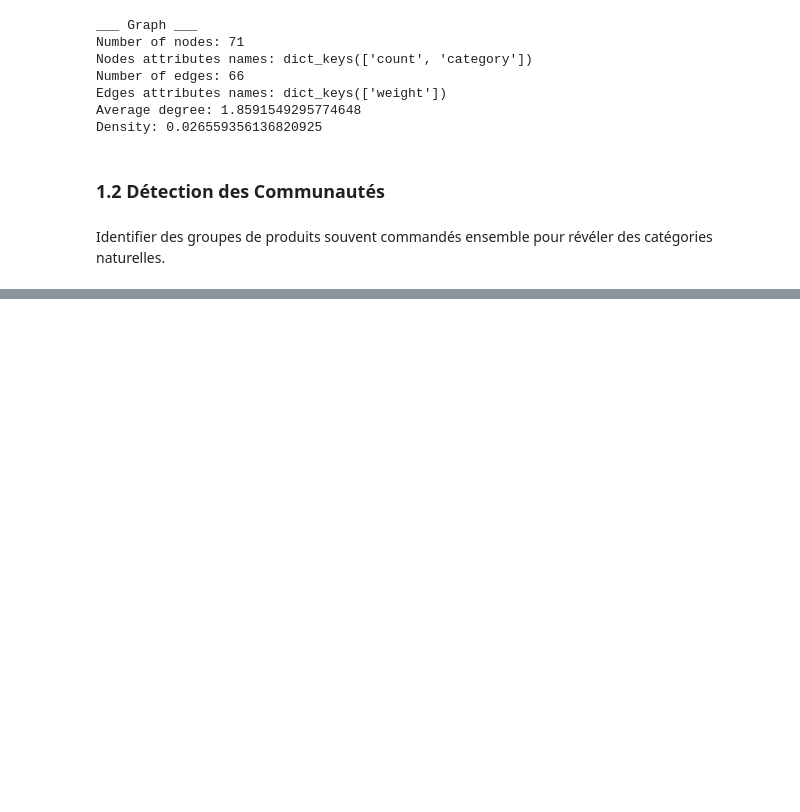
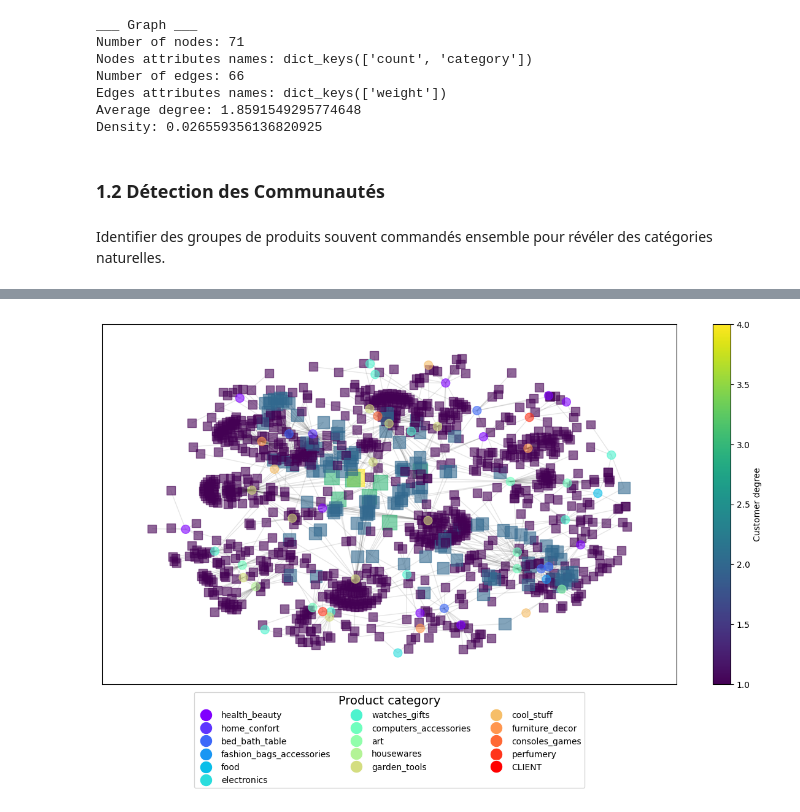
Before and after one commit to MrSneaker/ProjetDataMining, a Jupyter notebook: graphs/notebook.ipynb, the cells around one changed output, grey strips where cells are left out. Saved outputs shown, nothing was run; the diff lists cells and outputs as text; code cells hidden in the pictures; blank space fills up the shorter version.

```diff
--- a/graphs/notebook.ipynb
+++ b/graphs/notebook.ipynb
@@ -295,0 +356,43 @@ Frequent sets: [frozenset({'b0961721fd839e9982420e807758a2a6'}), frozenset({'d1c
+# %%
+# DISPLAY GRAPH ###############################################################
+
+import networkx as nx
+import matplotlib.pyplot as plt
+import numpy as np
+
+# Plot the graph
+plt.figure(figsize=(12, 8))
+position = nx.spring_layout(G, k=0.5, iterations=200)
+
+product_nodes = [n for n in G.nodes if G.nodes[n]['bipartite'] == 'product']
+customer_nodes = [n for n in G.nodes if G.nodes[n]['bipartite'] == 'customer']
+
+product_categories = list(set(nx.get_node_attributes(G, 'category').values()))
+
+
+
+# Draw customer nodes --------
+node_colors = [G.degree(n) for n in customer_nodes]
+sm = plt.cm.ScalarMappable(cmap='viridis', norm=plt.Normalize(vmin=min(node_colors), vmax=max(node_colors)))
+sm._A = []
+nx.draw_networkx_nodes(G, position, nodelist=customer_nodes, node_shape='s', node_size=100 * np.array(node_colors), node_color=node_colors, cmap='viridis', alpha=0.6)
+plt.colorbar(sm, label='Customer degree')
+
+# Draw product nodes --------
+categories = list(set(nx.get_node_attributes(G, 'category').values()))
+colors = plt.cm.rainbow(np.linspace(0, 1, len(categories)))
+category_colors = dict(zip(categories, colors))
+node_colors = [category_colors[G.nodes[n]['category']] for n in product_nodes if G.nodes[n]]
+
+nx.draw_networkx_nodes(G, position, nodelist=product_nodes, node_shape='o', node_size=100, node_color=node_colors, alpha=0.6)
+legend_elements = [plt.Line2D([0], [0], marker='o', color='w', label=category, markerfacecolor=color, markersize=15)
+                     for category, color in category_colors.items()]
+plt.legend(handles=legend_elements, title="Product category", loc='lower center', title_fontsize=14, bbox_to_anchor=(0.5, -0.3), ncol=3)
+
+# plot edges
+nx.draw_networkx_edges(G, position, alpha=0.1)
+
+plt.tight_layout()
+plt.show()
+# %% [output]
+[figure, added]
```
Also changed, not shown: parts of 15 cells of this notebook, 4 other files.
